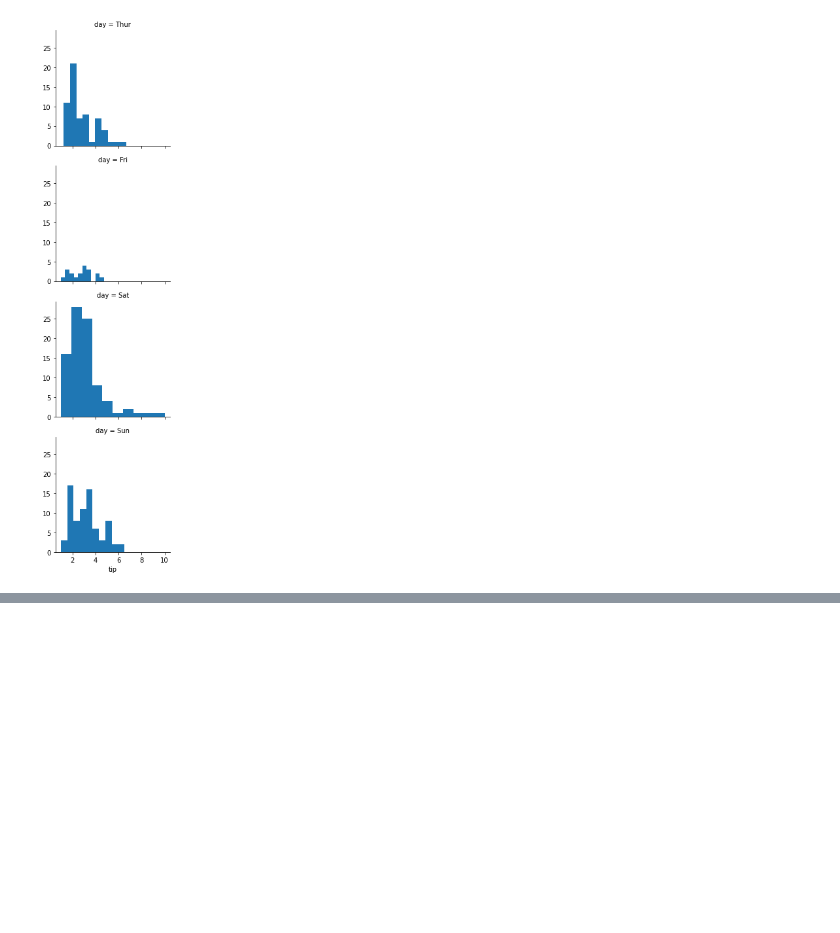
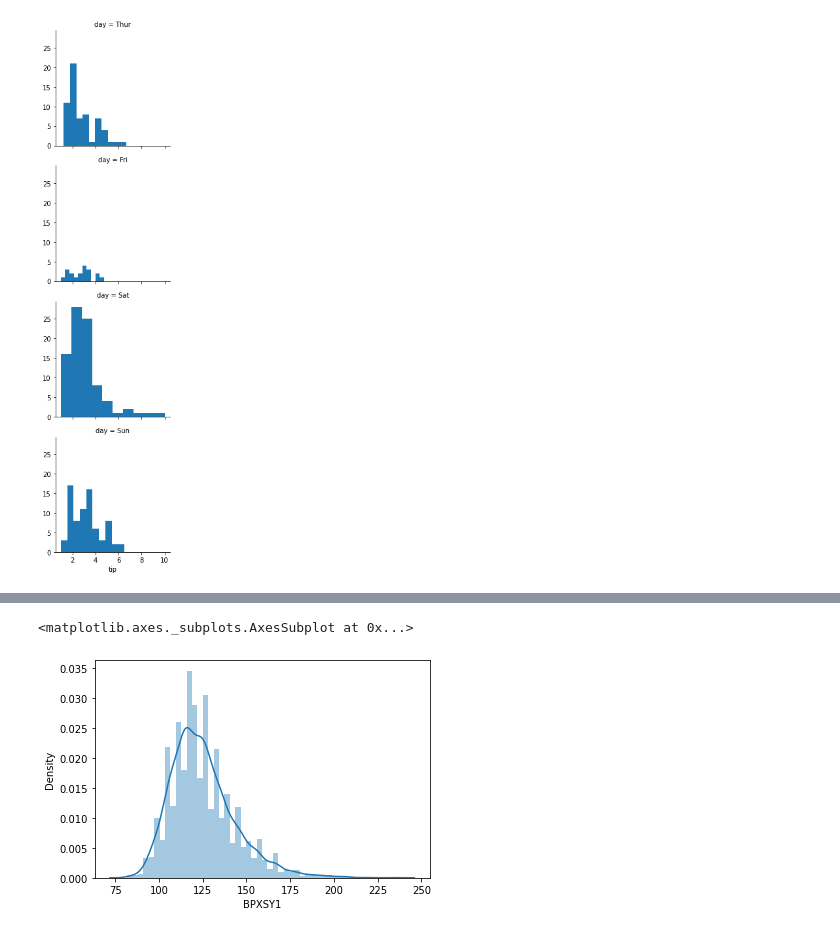
Before and after one commit to Gokulvasan-V/Coursera_practice, a Jupyter notebook: Understanding_and_Visualizing_Data_with_Python.ipynb, the cells around one changed output, grey strips where cells are left out. Drawn from its saved outputs; the diff is of its cells as text; code cells hidden in the pictures; blank space fills up the shorter version.

```diff
--- a/Understanding_and_Visualizing_Data_with_Python.ipynb
+++ b/Understanding_and_Visualizing_Data_with_Python.ipynb
@@ -769,0 +899,5 @@ plt.show()
+# %%
+sns.distplot(da.BPXSY1.dropna())
+# %% [output]
+<matplotlib.axes._subplots.AxesSubplot at 0x...>
+[figure, added]
```
Also changed, not shown: parts of 28 cells of this notebook.
